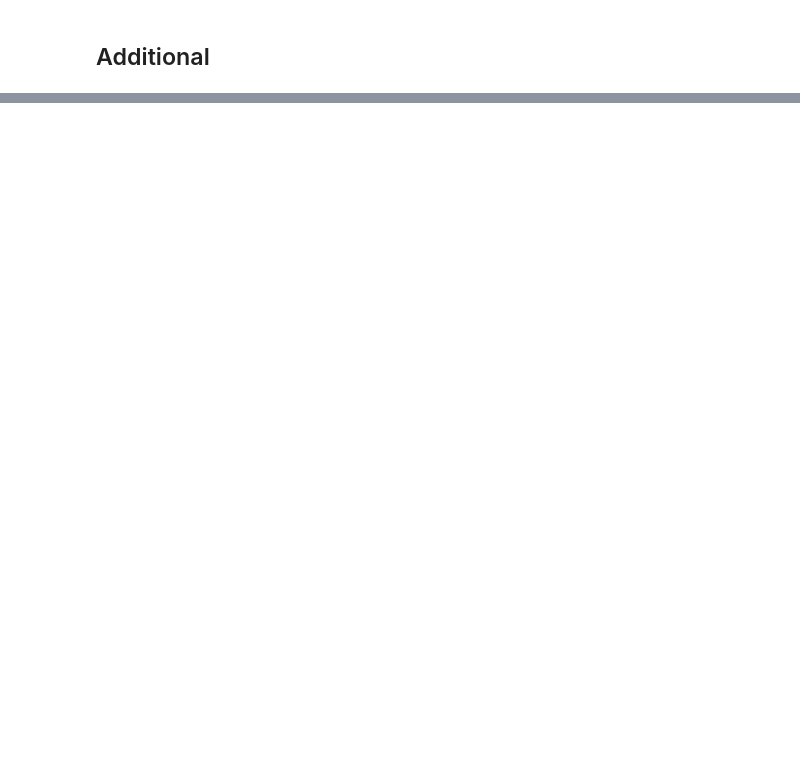
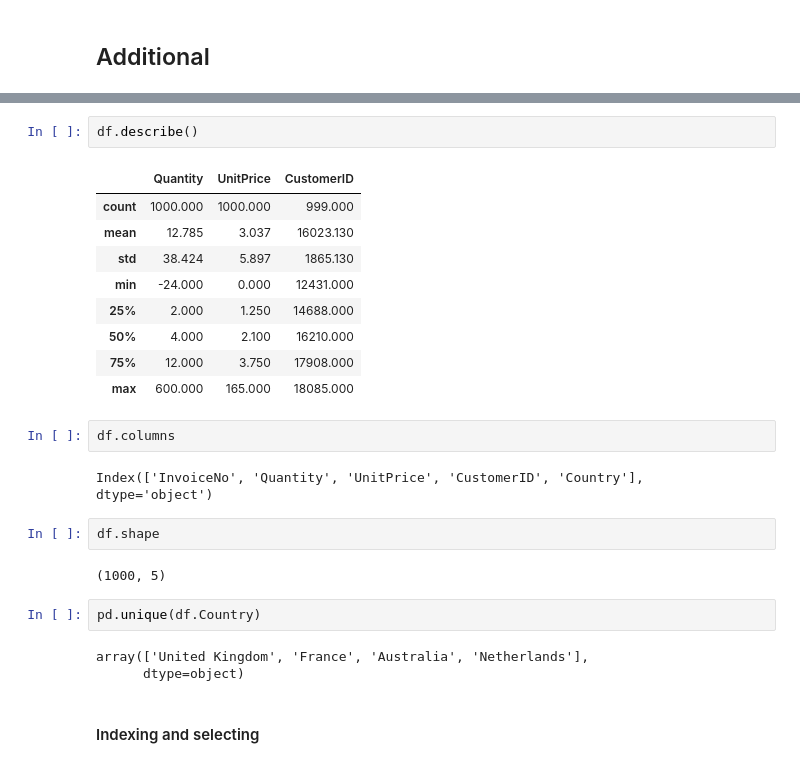
Before and after one commit to queloibtskts/data_scientist_toolkit, a Jupyter notebook: Python_review.ipynb, the cells around one changed output, grey strips where cells are left out. Saved outputs shown, nothing was run; the diff lists cells and outputs as text; blank space fills up the shorter version.

```diff
--- a/Python_review.ipynb
+++ b/Python_review.ipynb
@@ -303,0 +431,27 @@ data = np.loadtxt("dataset.txt") # strip off spaces while loading
+# %%
+df.describe()
+# %% [output]
+|  | Quantity | UnitPrice | CustomerID |
+| count | 1000.000 | 1000.000 | 999.000 |
+| mean | 12.785 | 3.037 | 16023.130 |
+| std | 38.424 | 5.897 | 1865.130 |
+| min | -24.000 | 0.000 | 12431.000 |
+| 25% | 2.000 | 1.250 | 14688.000 |
+| 50% | 4.000 | 2.100 | 16210.000 |
+| 75% | 12.000 | 3.750 | 17908.000 |
+| max | 600.000 | 165.000 | 18085.000 |
+# %%
+df.columns
+# %% [output]
+Index(['InvoiceNo', 'Quantity', 'UnitPrice', 'CustomerID', 'Country'], dtype='object')
+# %%
+df.shape
+# %% [output]
+(1000, 5)
+# %%
+pd.unique(df.Country)
+# %% [output]
+array(['United Kingdom', 'France', 'Australia', 'Netherlands'],
+      dtype=object)
+# %% [markdown]
+#### Indexing and selecting
```
Also changed, not shown: parts of 28 cells of this notebook.
